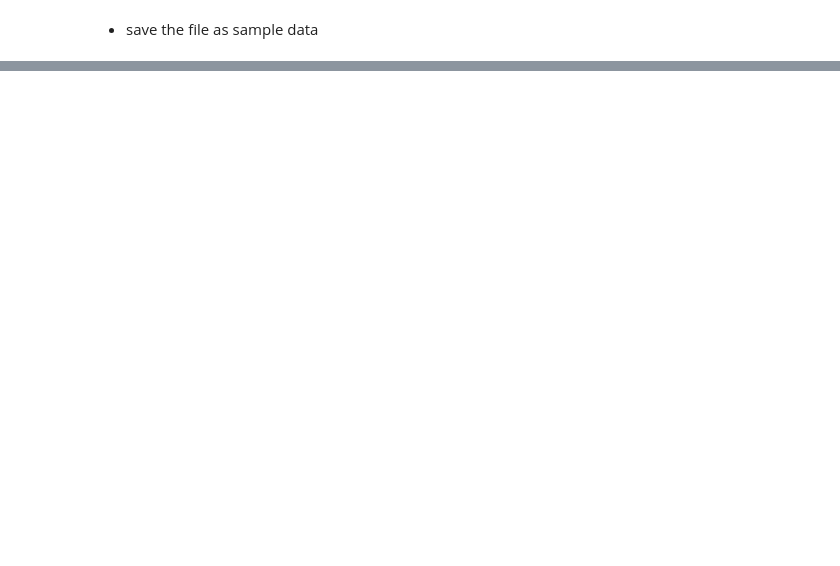
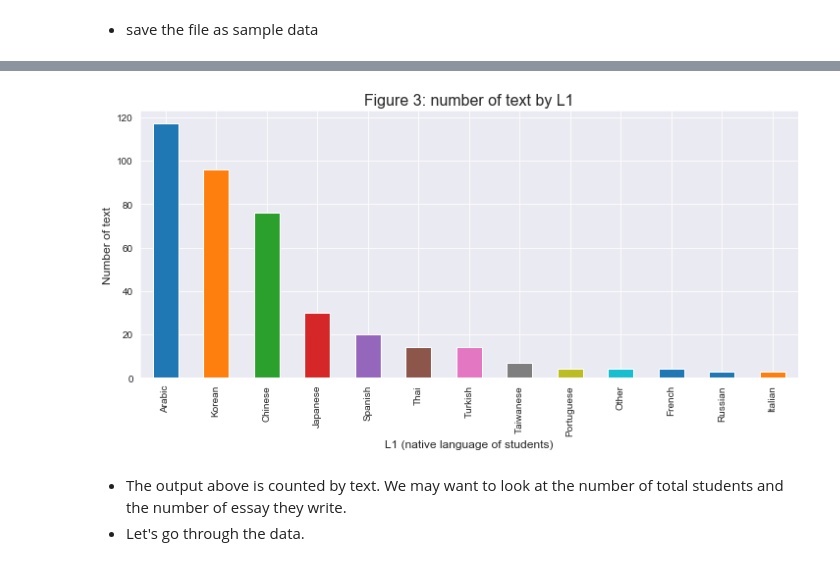
Before and after one commit to Data-Science-for-Linguists-2019/Spell-Checker, a Jupyter notebook: ELI_data_frame.ipynb, the cells around one changed output, grey strips where cells are left out. Cells and saved outputs as stored; diff of their text form; code cells hidden in the pictures; blank space fills up the shorter version.

```diff
--- a/ELI_data_frame.ipynb
+++ b/ELI_data_frame.ipynb
@@ -232,0 +320,3 @@ df_eli_short.head()
+# %%
+df_native = df_eli_short.native_language.value_counts()
+df_native
@@ -232,0 +338,11 @@ df_eli_short.head()
+# %%
+df_native.plot(kind='bar', figsize=(12,5))   # Not saving output as a plot object
+plt.title('Figure 3: number of text by L1', fontsize=16)          # Must use plt.title(), plt.xlabel() etc.
+plt.xlabel('L1 (native language of students)', fontsize=12)
+plt.ylabel('Number of text', fontsize=12)
+plt.show()
+# %% [output]
+[figure, added]
+# %% [markdown]
+- The output above is counted by text. We may want to look at the number of total students and the number of essay they write.
+- Let's go through the data.
```
Also changed, not shown: parts of 20 cells of this notebook.
